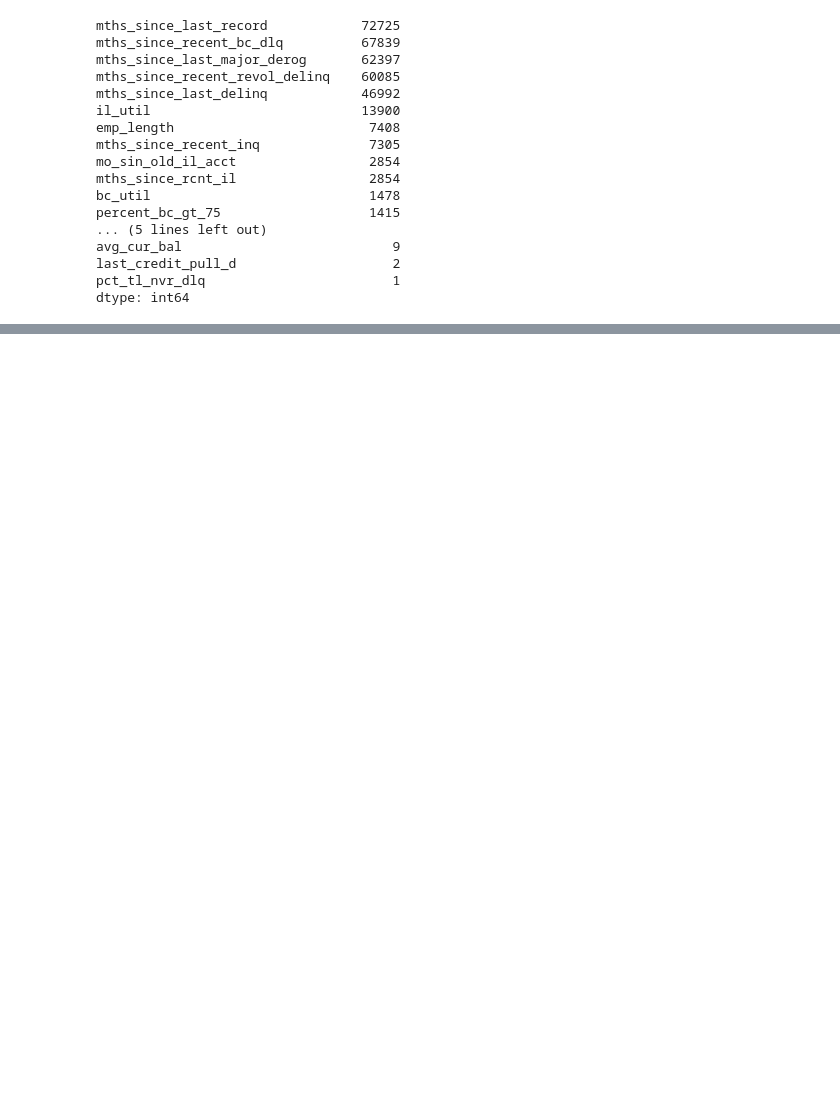
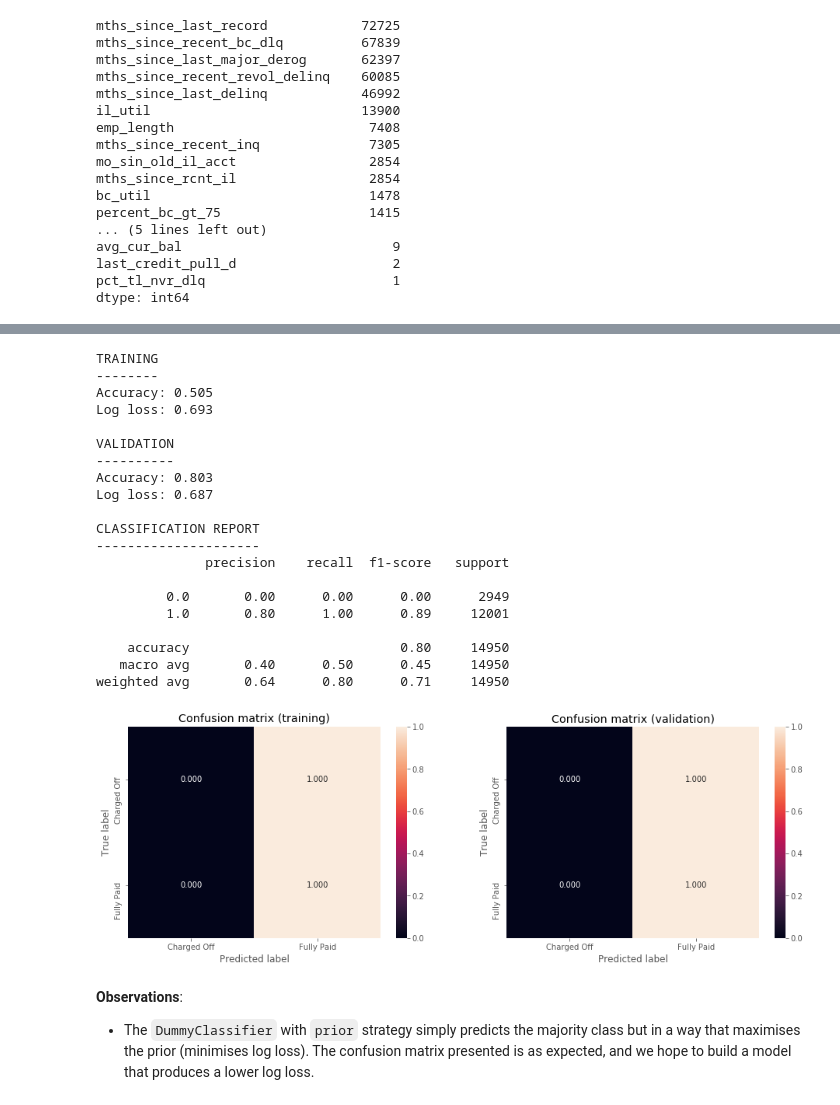
Before and after one commit to zegheim/datagrasp, a Jupyter notebook: DataGrasp Coding Challenge.ipynb, the cells around one changed output, grey strips where cells are left out. Saved outputs shown, nothing was run; the diff lists cells and outputs as text; code cells hidden in the pictures; blank space fills up the shorter version.

```diff
--- a/DataGrasp Coding Challenge.ipynb
+++ b/DataGrasp Coding Challenge.ipynb
@@ -360,6 +370,8 @@ plt.show()
 
 
 * Loans that are fully paid tend to be those with shorter terms. This is unsurprising as loans with longer terms are likely to be bigger and more difficult to pay off.
+# %%
+df.drop(columns='purpose', inplace=True)
 # %% [markdown]
 ## For numerical variables, do they correlate with one another?
 # %%
@@ -495,0 +623,23 @@ dtype: int64
+# %%
+def plot_confusion_matrix(cm, classes=None, norm=True, title='Confusion matrix', ax=None, **kwargs):
+    """Plots a confusion matrix."""
+    heatmap_kwargs = dict(annot=True, fmt='d')
+    if norm:
+        cm_norm = cm/cm.sum(axis=1)[:, np.newaxis]
+        heatmap_kwargs['data'] = cm_norm
+        heatmap_kwargs['vmin']=0.
+        heatmap_kwargs['vmax']=1.
+        heatmap_kwargs['fmt']='.3f'
+    else:
+        heatmap_kwargs['data'] = cm
+    if classes is not None:
+        heatmap_kwargs['xticklabels']=classes
+        heatmap_kwargs['yticklabels']=classes
+    if ax is None:
+        ax = plt.gca()
+    heatmap_kwargs['ax'] = ax
+    heatmap_kwargs.update(kwargs)
+    sns.heatmap(**heatmap_kwargs)
+    ax.set_title(title)
+    ax.set_ylabel('True label')
+    ax.set_xlabel('Predicted label')
@@ -495,0 +652,46 @@ dtype: int64
+# %%
+dc = DummyClassifier(strategy = 'prior', random_state = 0)
+dc.fit(X_tr, y_tr)
+
+# Report classification accuracy and log loss score on both training / validation set
+print('TRAINING\n--------')
+print('Accuracy: {:.3f}'.format(accuracy_score(y_tr, dc.predict(X_tr))))
+print('Log loss: {:.3f}'.format(log_loss(y_tr, dc.predict_proba(X_tr))))
+print('\nVALIDATION\n----------')
+print('Accuracy: {:.3f}'.format(accuracy_score(y_val, dc.predict(X_val))))
+print('Log loss: {:.3f}'.format(log_loss(y_val, dc.predict_proba(X_val))))
+print('\nCLASSIFICATION REPORT\n---------------------')
+print(classification_report(y_val, dc.predict(X_val)))
+
+# Visualise the errors
+_, ax = plt.subplots(1, 2, figsize = (16, 5))
+cm_tr = confusion_matrix(y_tr, dc.predict(X_tr))
+cm_val = confusion_matrix(y_val, dc.predict(X_val))
+plot_confusion_matrix(cm_tr, classes=['Charged Off', 'Fully Paid'], ax=ax[0], title='Confusion matrix (training)')
+plot_confusion_matrix(cm_val, classes=['Charged Off', 'Fully Paid'], ax=ax[1], title='Confusion matrix (validation)')
+# %% [output]
+TRAINING
+--------
+Accuracy: 0.505
+Log loss: 0.693
+
+VALIDATION
+----------
+Accuracy: 0.803
+Log loss: 0.687
+
+CLASSIFICATION REPORT
+---------------------
+              precision    recall  f1-score   support
+
+         0.0       0.00      0.00      0.00      2949
+         1.0       0.80      1.00      0.89     12001
+
+    accuracy                           0.80     14950
+   macro avg       0.40      0.50      0.45     14950
+weighted avg       0.64      0.80      0.71     14950
+[figure, added]
+# %% [markdown]
+**Observations**:
+
+* The `DummyClassifier` with `prior` strategy simply predicts the majority class but in a way that maximises the prior (minimises log loss). The confusion matrix presented is as expected, and we hope to build a model that produces a lower log loss.
```
Also changed, not shown: parts of 46 cells of this notebook.
